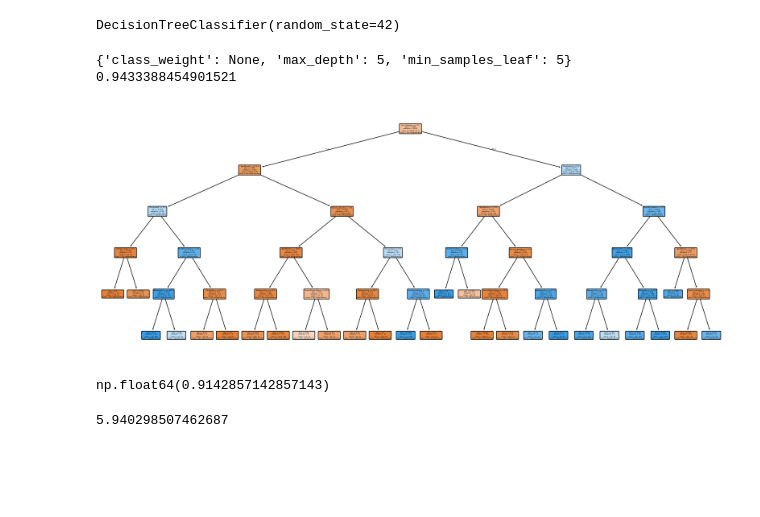
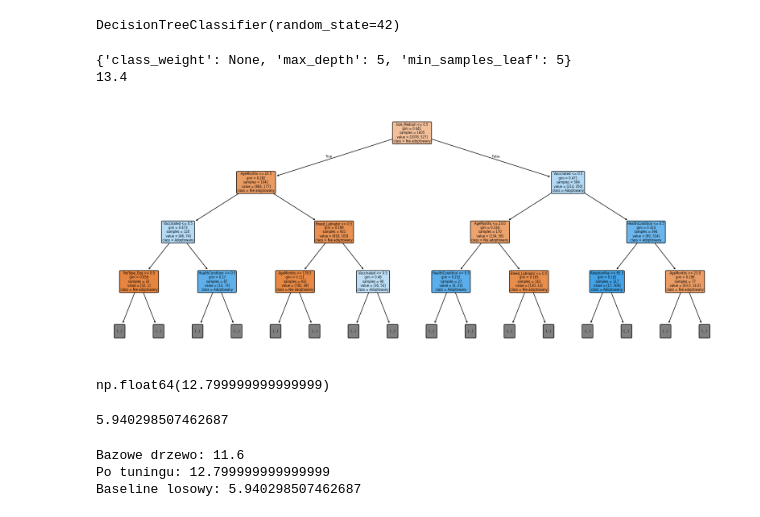
Before and after one commit to Zajecia-na-PWr-LR/lista-4-projekt-grupowy-lematy, a Jupyter notebook: drzewo_decyzyjne.ipynb, the cells around one changed output. Cells and saved outputs as stored; diff of their text form; code cells hidden in the pictures; blank space fills up the shorter version.

Commit message:
drzewo_decyzyjne.ipynb nowe wykresy oraz dodano pruning

```diff
--- a/drzewo_decyzyjne.ipynb
+++ b/drzewo_decyzyjne.ipynb
@@ -29,6 +27,13 @@ Data columns (total 13 columns):
 dtypes: float64(1), int64(8), str(4)
 memory usage: 204.0 KB
 [figure]
+# %%
+from sklearn.metrics import make_scorer
+
+def moja_metryka(y_true, y_proba, **kwargs):
+    return symulacja_budzetu(y_true, y_proba)
+
+scorer = make_scorer(moja_metryka, needs_proba=True)
 # %%
 from sklearn.tree import DecisionTreeClassifier, plot_tree
 from sklearn.model_selection import StratifiedKFold, GridSearchCV, cross_val_score
@@ -51,7 +56,7 @@ grid = GridSearchCV(
     DecisionTreeClassifier(random_state=42),
     param_grid,
     cv=cv,
-    scoring='precision',
+    scoring=scorer,
     n_jobs=-1
 )
 
@@ -61,26 +66,38 @@ print(grid.best_params_)
 print(grid.best_score_)
 # %% [output]
 {'class_weight': None, 'max_depth': 5, 'min_samples_leaf': 5}
-0.9433388454901521
+13.4
 # %%
 plt.figure(figsize=(20, 8))
 plot_tree(
     grid.best_estimator_,
-    filled=True,          # koloruje węzły według klasy
+    max_depth=3,
+    filled=True,
     feature_names=X_train.columns.tolist(),
     class_names=['Nie adoptowany', 'Adoptowany'],
     rounded=True
 )
 plt.show()
 # %% [output]
-[figure, old version]
+[figure, new version]
 # %%
-symulacja_budzetu(y_test,y_pred)
+symulacja_budzetu(y_test, grid.best_estimator_.predict_proba(X_test)[:, 1])
 # %% [output]
-np.float64(0.9142857142857143)
+np.float64(12.799999999999999)
 # %%
 rate = y_test.mean()
 baseline = 20 * (rate * 0.7 + (1 - rate) * 0.1)
 print(baseline)
 # %% [output]
 5.940298507462687
+# %%
+y_proba_base = clf.predict_proba(X_test)[:, 1]
+y_proba_tuned = grid.best_estimator_.predict_proba(X_test)[:, 1]
+
+print('Bazowe drzewo:', symulacja_budzetu(y_test, y_proba_base))
+print('Po tuningu:', symulacja_budzetu(y_test, y_proba_tuned))
+print('Baseline losowy:', baseline)
+# %% [output]
+Bazowe drzewo: 11.6
+Po tuningu: 12.799999999999999
+Baseline losowy: 5.940298507462687
```
Also changed, not shown: parts of 5 cells of this notebook, 1 other file.
